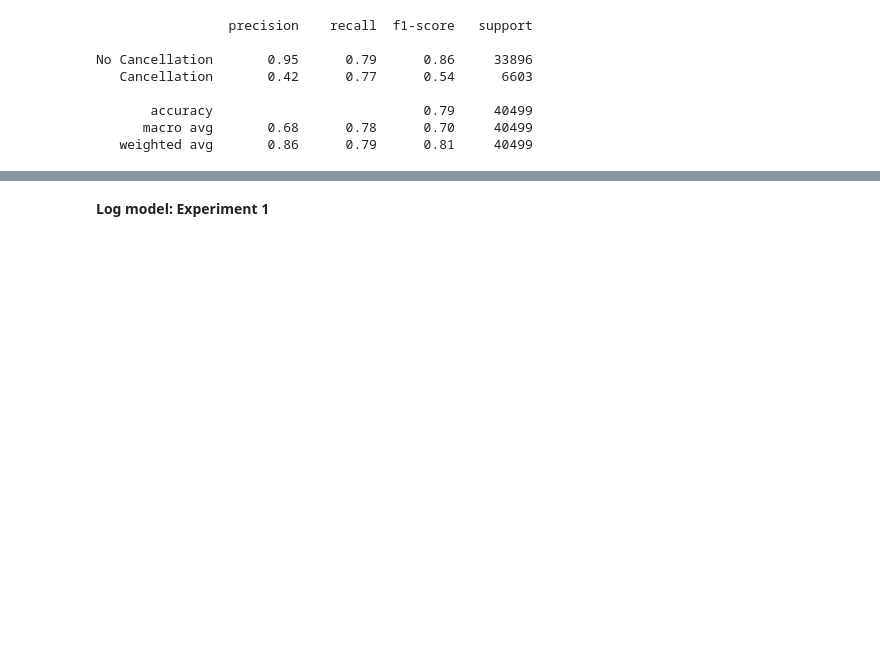
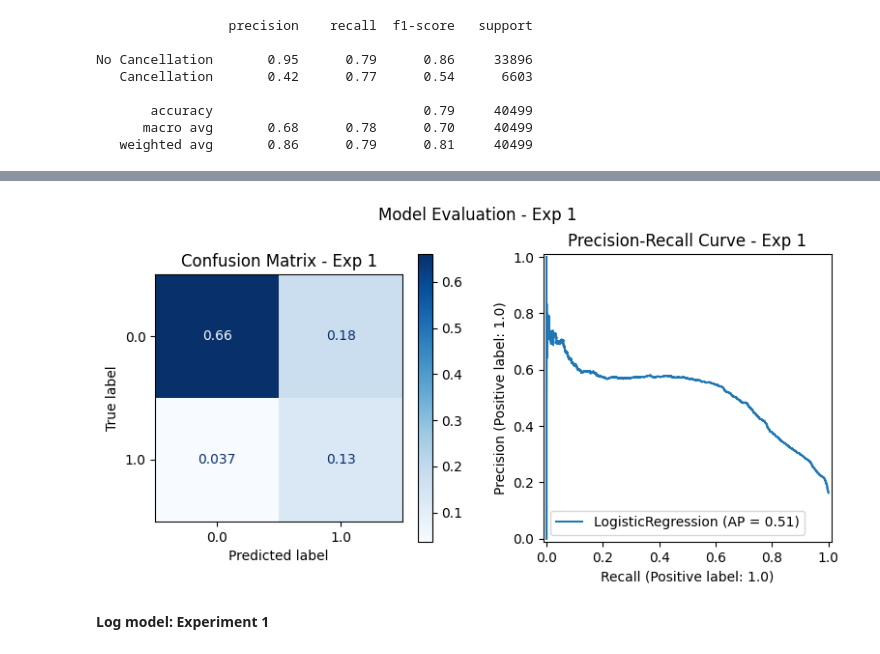
Before and after one commit to EstebanPerez25/TCA-Project, a Jupyter notebook: notebooks/data_science.ipynb, the cells around one changed output, grey strips where cells are left out. Drawn from its saved outputs; the diff is of its cells as text; code cells hidden in the pictures; blank space fills up the shorter version.

```diff
--- a/notebooks/data_science.ipynb
+++ b/notebooks/data_science.ipynb
@@ -194,0 +197,16 @@ plt.show()
+# %%
+fig, (ax1, ax2) = plt.subplots(1, 2, figsize=(8, 4))
+
+ConfusionMatrixDisplay.from_estimator(lr, X_test, y_test, normalize='all', cmap='Blues', ax=ax1)
+ax1.set_title("Confusion Matrix - Exp 1")
+
+PrecisionRecallDisplay.from_estimator(lr, X_test, y_test, ax=ax2)
+ax2.set_title("Precision-Recall Curve - Exp 1")
+
+plt.suptitle("Model Evaluation - Exp 1")
+
+plt.tight_layout()  # Ajusta para que no se solapen los títulos
+
+plt.savefig("model_evaluation_exp1.png")
+plt.show()
+# %% [output]
@@ -195,3 +214,4 @@ plt.show()
+[figure, added]
 # %% [markdown]
 **Log model: Experiment 1**
 # %%
```
Also changed, not shown: parts of 9 cells of this notebook, 45 other files.
